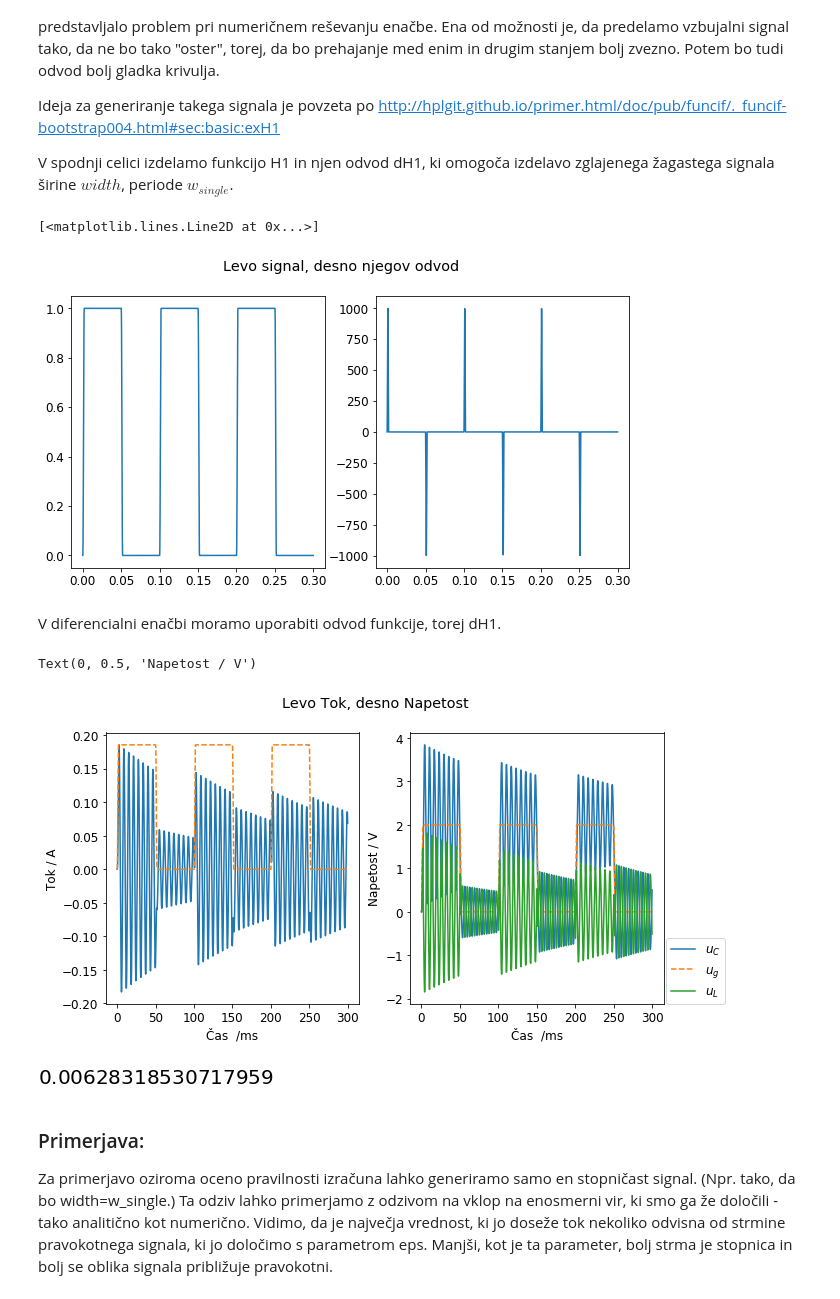
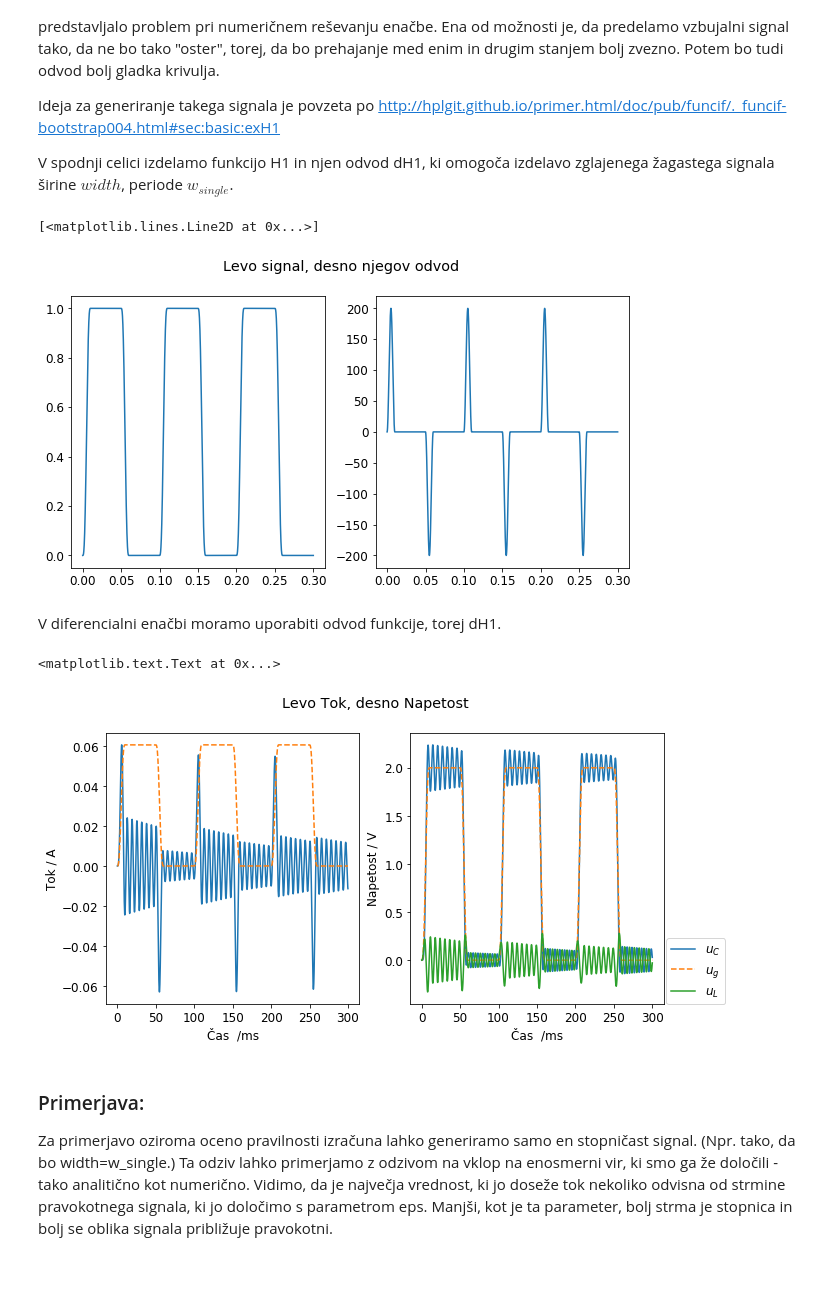
Before and after one commit to osnove/Dodatno, a Jupyter notebook: Primer_diff_enacbe_analiticno-numericno_RLC.ipynb, the cells around one changed output. Saved outputs shown, nothing was run; the diff lists cells and outputs as text; code cells hidden in the pictures; blank space fills up the shorter version.

```diff
--- a/Primer_diff_enacbe_analiticno-numericno_RLC.ipynb
+++ b/Primer_diff_enacbe_analiticno-numericno_RLC.ipynb
@@ -281,7 +327,7 @@ Ideja za generiranje takega signala je povzeta po http://hplgit.github.io/primer
 
 V spodnji celici izdelamo funkcijo H1 in njen odvod dH1, ki omogoča izdelavo zglajenega žagastega signala širine $width$, periode $w_{single}$.
 # %%
-eps=0.001  # funkcija se zvezno spreminja od 0 do 1 znotraj območja 2*eps
+eps=0.005  # funkcija se zvezno spreminja od 0 do 1 znotraj območja 2*eps
 astart=eps # zaćetek stopnice , najmanj eps
 width=0.05 # širina stopnice
 w_single=0.1 # dolžina ene periode
@@ -297,34 +343,34 @@ def H1(a,w,x):
     elif x>(eps+a) and x<(-eps+a+w): return 1
     elif x>(-eps+a+w) and x<(eps+a+w): return 1-(1/2+(x-a-w)/(2*eps)+np.sin(np.pi*(x-a-w)/eps)/(2*np.pi))
     else: return 0
 
 def dH1(a,w,x):
     if x>w_single:
             x=x-np.fix(x/w_single)*w_single
     if x<(-eps+a): return 0
     elif x>(-eps+a) and x<(eps+a): return (1/(2*eps)+np.cos(np.pi*(x-a)/eps)/(2*eps))
     elif x>(eps+a) and x<(-eps+a+w): return 0
     elif x>(-eps+a+w) and x<(eps+a+w): return -(1/(2*eps)+np.cos(np.pi*(x-a-w)/eps)/(2*eps))
     else: return 0
 
 
 cas=np.linspace(0,w_single*n_repeat,Numb_points)
 
 y=np.zeros(Numb_points)
 dy=np.zeros(Numb_points)
 
 for i in range(len(cas)):
     y[i]=H1(astart,width,cas[i])
     dy[i]=dH1(astart,width,cas[i])
 
 
 fig, (ax1, ax2) = plt.subplots(1, 2,figsize=(10,5))
 fig.suptitle('Levo signal, desno njegov odvod')
 ax1.plot(cas, y)
 ax2.plot(cas, dy)
 # %% [output]
 [<matplotlib.lines.Line2D at 0x...>]
-[figure, old version]
+[figure, new version]
 # %% [markdown]
 V diferencialni enačbi moramo uporabiti odvod funkcije, torej dH1.
 # %%
@@ -365,12 +411,8 @@ plt.legend(loc=(1.01, 0))
 ax2.set_xlabel("Čas  /ms")
 ax2.set_ylabel("Napetost / V")
 # %% [output]
-Text(0, 0.5, 'Napetost / V')
+<matplotlib.text.Text at 0x...>
-[figure, old version]
+[figure, new version]
-# %%
-sqrt(L*C)*(2*np.pi)
-# %% [output]
-[figure, removed]
 # %% [markdown]
 ### Primerjava:
 Za primerjavo oziroma oceno pravilnosti izračuna lahko generiramo samo en stopničast signal. (Npr. tako, da bo width=w_single.) Ta odziv lahko primerjamo z odzivom na vklop na enosmerni vir, ki smo ga že določili - tako analitično kot numerično. Vidimo, da je največja vrednost, ki jo doseže tok nekoliko odvisna od strmine pravokotnega signala, ki jo  določimo s parametrom eps. Manjši, kot je ta parameter, bolj strma je stopnica in bolj se oblika signala približuje pravokotni.
```
Also changed, not shown: parts of 31 cells of this notebook, 1 other file.
